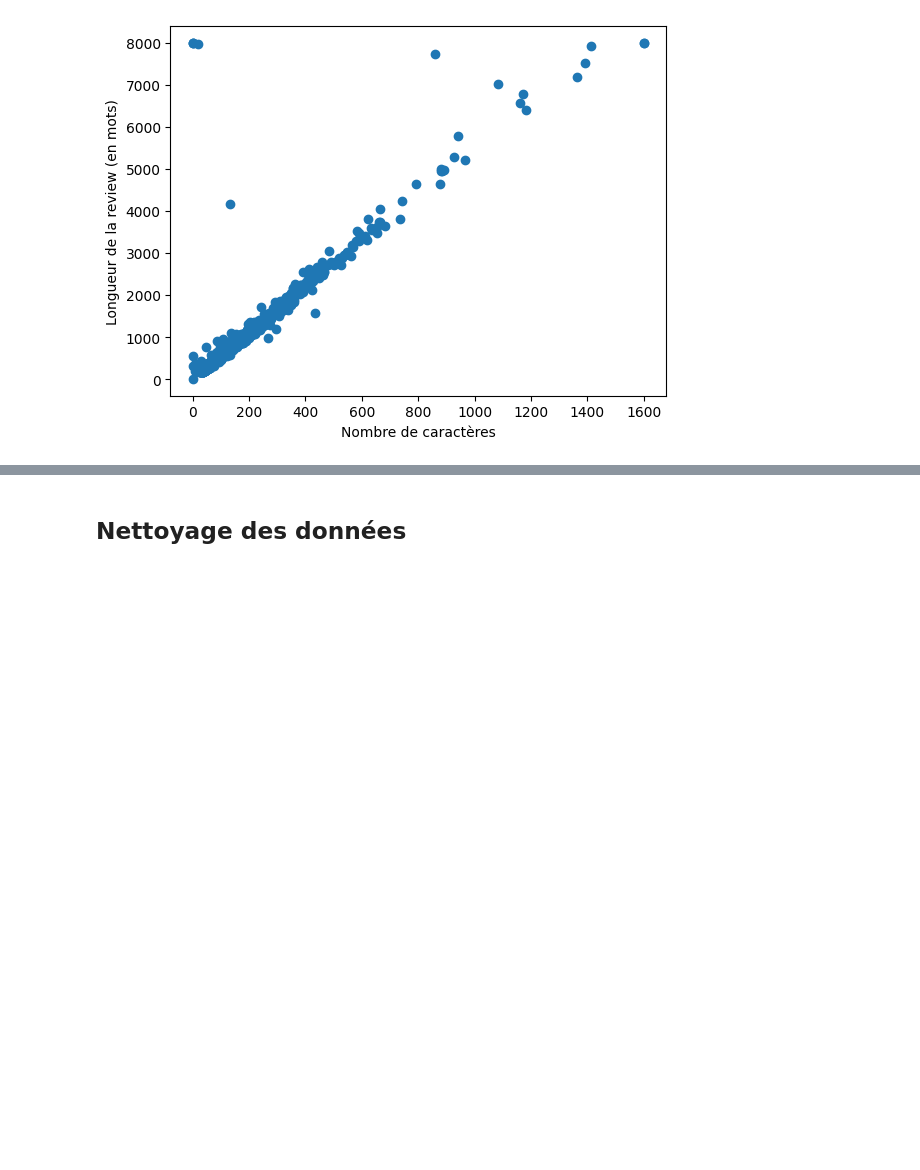
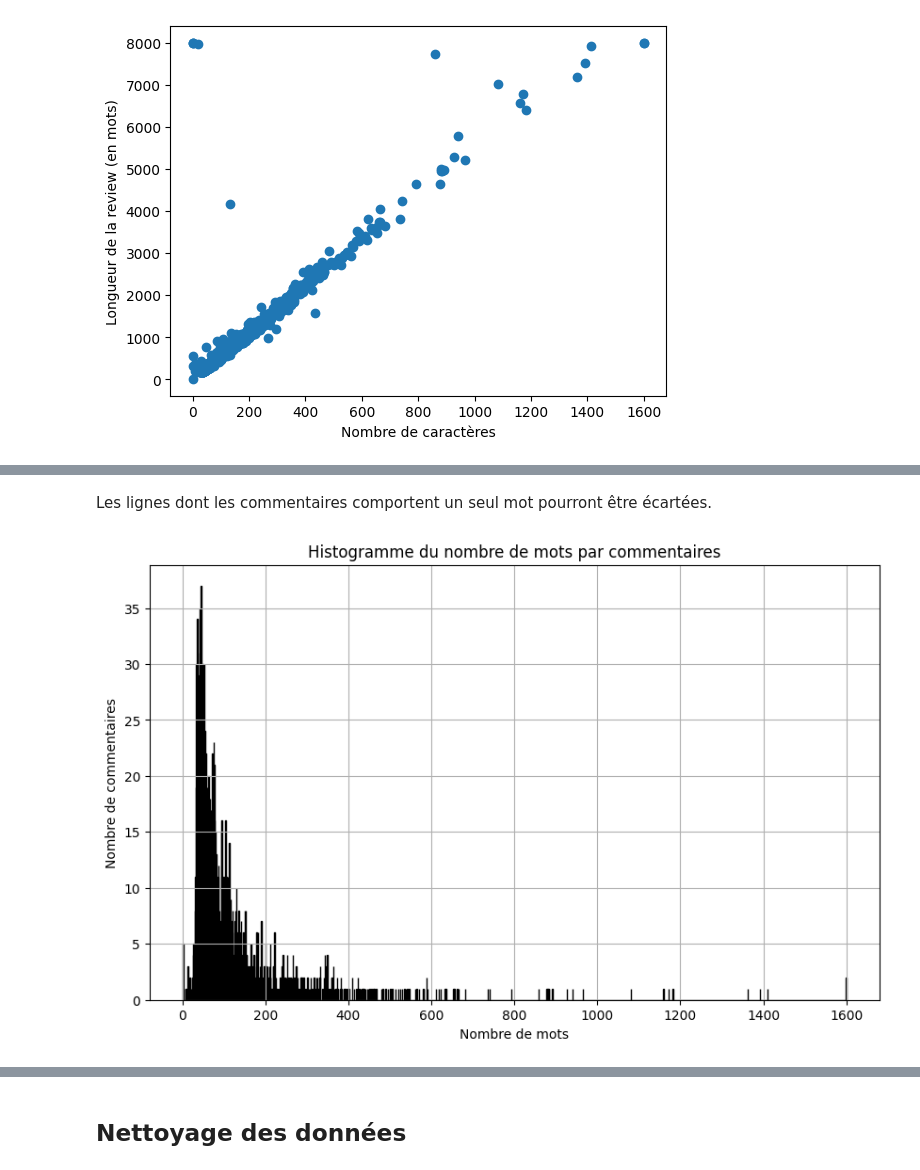
Before and after one commit to Harsisis/MachineLearning_TP, a Jupyter notebook: machineLearning/TP3/main.ipynb, the cells around one changed output, grey strips where cells are left out. Cells and saved outputs as stored; diff of their text form; code cells hidden in the pictures; blank space fills up the shorter version.

Commit message:
add words analyses and graph

```diff
--- a/machineLearning/TP3/main.ipynb
+++ b/machineLearning/TP3/main.ipynb
@@ -45,0 +106,14 @@ plt.show()
+# %% [markdown]
+Les lignes dont les commentaires comportent un seul mot pourront être écartées.
+# %%
+import matplotlib.pyplot as plt
+
+plt.figure(figsize=(10,6))
+plt.hist(data1['words_count'], bins=1600, color='skyblue', edgecolor='black')
+plt.xlabel('Nombre de mots')
+plt.ylabel('Nombre de commentaires')
+plt.title('Histogramme du nombre de mots par commentaires')
+plt.grid(True)
+plt.show()
+# %% [output]
+[figure, added]
```
Also changed, not shown: parts of 8 cells of this notebook.
